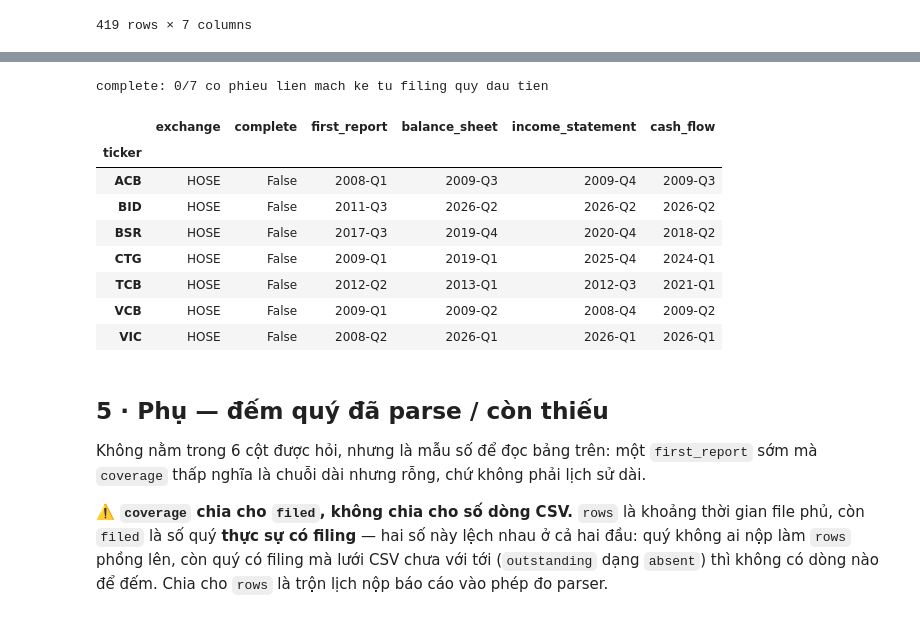
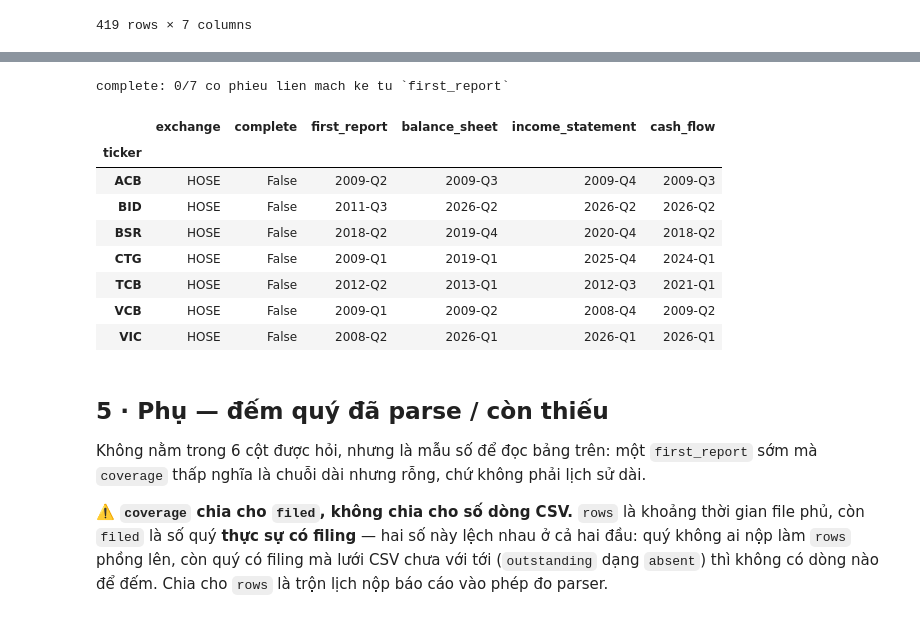
Before and after one commit to DucTrung1802/master-thesis, a Jupyter notebook: src/kaggle_gpu/RUN__pdf_ocr_summary.ipynb, the cells around one changed output, grey strips where cells are left out. Drawn from its saved outputs; the diff is of its cells as text; code cells hidden in the pictures.

```diff
--- a/src/kaggle_gpu/RUN__pdf_ocr_summary.ipynb
+++ b/src/kaggle_gpu/RUN__pdf_ocr_summary.ipynb
@@ -324,7 +356,40 @@ index = pd.Index(sorted(records["ticker"].unique()), name="ticker")
 # MOC BAT DAU LAY TU CHI MUC PDF, KHONG TU KET QUA PARSE. Lay tu ket qua parse thi moi lan hong
 # nam o DAU chuoi se tu day moc qua chinh no va khong bao gio dem duoc — do la loi da sua: BID
 # `complete=True` trong khi KQKD 2011-Q3 hong, dung cai filing ma hai statement kia doc duoc.
-quarterly = filings[filings["quarterly_filing"]].sort_values("rank")
+
+
+def chain_start(rank: pd.Series) -> int:
+    """Quy MO DAU chuoi filing lien mach, di nguoc tu filing MOI NHAT cua chinh ticker do.
+
+    Cham vao mot quy khong co filing nao la DUT: nhung gi nam truoc cho dut khong thuoc chuoi
+    nua, du van con filing le te o do. Neo o filing moi nhat CUA TICKER chu khong o quy lich
+    hien tai — mot ma da huy niem yet van co chuoi cua rieng no, va lay quy hien tai lam neo se
+    lam moi ma dut ngay o buoc dau.
+
+    `(ticker, period)` da duoc khang dinh khong trung o cell 6, nen ranks tang deu tung 1 va lui
+    mot buoc mot la du.
+    """
+    ranks = sorted(rank)
+    start = ranks[-1]
+    for r in reversed(ranks[:-1]):
+        if r != start - 1:
+            break
+        start = r
+    return start
+
+
+# LIEN MACH DO TREN MOI FILING, khong rieng filing quy: `documents()` gop bao cao NAM da kiem
+# toan vao Q4, nen doi lien mach tren rieng cot `quarterly_filing` se dut o MOI Q4 va chuoi dai
+# nhat chi con ba quy.
+chain = filings.groupby("ticker")["rank"].apply(chain_start)
+
+# ... roi trong chuoi do, moc la filing QUY som nhat: mot nam chi co bao cao nam thi chuoi bao
+# cao quy chua bat dau. Hai luat, moi luat mot ly do, va LOC LIEN MACH CHAY TRUOC — lay thang
+# quy dau chuoi lam moc thi VCB/CTG lui ve 2008-Q4 (nam do chi co bao cao nam) va VCB nhan them
+# mot o chan la KQKD 2008-Q4, quy luy ke khong bao gio tach ra duoc.
+quarterly = (filings[filings["quarterly_filing"]
+                     & filings["rank"].ge(filings["ticker"].map(chain))]
+             .sort_values("rank"))
 first_rank = quarterly.groupby("ticker")["rank"].min().reindex(index)
 first_report = (quarterly.groupby("ticker")["quarter_id"].first()
                 .reindex(index).rename("first_report"))
@@ -344,39 +409,40 @@ outstanding = expected[expected["state"] != "pdf"]
 blocking = outstanding[outstanding["rank"].ge(outstanding["ticker"].map(first_rank))]
 complete = pd.Series(~index.isin(blocking["ticker"].unique()) & first_rank.notna().to_numpy(),
                      index=index, name="complete")
 
 last_outstanding = (outstanding.sort_values("rank")
                     .groupby(["ticker", "report"])["quarter_id"].last()
                     .unstack("report").reindex(index=index, columns=REPORTS))
 
 summary = pd.DataFrame(index=index).join(exchange_of).join(first_report).join(last_outstanding)
 text_cols = ["first_report", *REPORTS]
 summary[text_cols] = summary[text_cols].fillna("—")
 # `complete` join SAU fillna, de no giu kieu bool thay vi bi doi thanh chuoi
 summary = summary.join(complete)[["exchange", "complete", *text_cols]]
 
-print(f"complete: {int(complete.sum())}/{len(index)} co phieu lien mach ke tu filing quy dau tien")
+print(f"complete: {int(complete.sum())}/{len(index)} co phieu lien mach ke tu `first_report`")
 blind = sorted(index[first_rank.isna()])
 if blind:
-    print("WARNING: chua co filing quy nao trong chi muc (hoac thieu chi muc):", ", ".join(blind))
+    print("WARNING: chuoi lien mach khong chua filing quy nao (hoac thieu chi muc):",
+          ", ".join(blind))
 # if not blocking.empty:
 #     # In DU, khong cat bot: day dung la dang `--quarters` cua `pdf_ocr_job`, nen day la thu duy
 #     # nhat trong notebook nay dan thang vao mot lenh parse duoc.
 #     print("\nquy dang CHAN `complete` — co filing, tu `first_report` tro di, chua co dong `pdf`:")
 #     for (tkr, report), group in blocking.groupby(["ticker", "report"]):
 #         quarters = sorted(group["quarter_id"])
 #         print(f"  {tkr} {report} [{len(quarters)}] {group['state'].value_counts().to_dict()}")
 #         print(textwrap.fill(" ".join(quarters), width=96,
 #                             initial_indent="    ", subsequent_indent="    "))
 
 summary
 # %% [output]
-complete: 0/7 co phieu lien mach ke tu filing quy dau tien
+complete: 0/7 co phieu lien mach ke tu `first_report`
 |  | exchange | complete | first_report | balance_sheet | income_statement | cash_flow |
 | ticker |  |  |  |  |  |  |
-| ACB | HOSE | False | 2008-Q1 | 2009-Q3 | 2009-Q4 | 2009-Q3 |
+| ACB | HOSE | False | 2009-Q2 | 2009-Q3 | 2009-Q4 | 2009-Q3 |
 | BID | HOSE | False | 2011-Q3 | 2026-Q2 | 2026-Q2 | 2026-Q2 |
-| BSR | HOSE | False | 2017-Q3 | 2019-Q4 | 2020-Q4 | 2018-Q2 |
+| BSR | HOSE | False | 2018-Q2 | 2019-Q4 | 2020-Q4 | 2018-Q2 |
 | CTG | HOSE | False | 2009-Q1 | 2019-Q1 | 2025-Q4 | 2024-Q1 |
 | TCB | HOSE | False | 2012-Q2 | 2013-Q1 | 2012-Q3 | 2021-Q1 |
 | VCB | HOSE | False | 2009-Q1 | 2009-Q2 | 2008-Q4 | 2009-Q2 |
```
Also changed, not shown: parts of 6 cells of this notebook, 3 other files.
